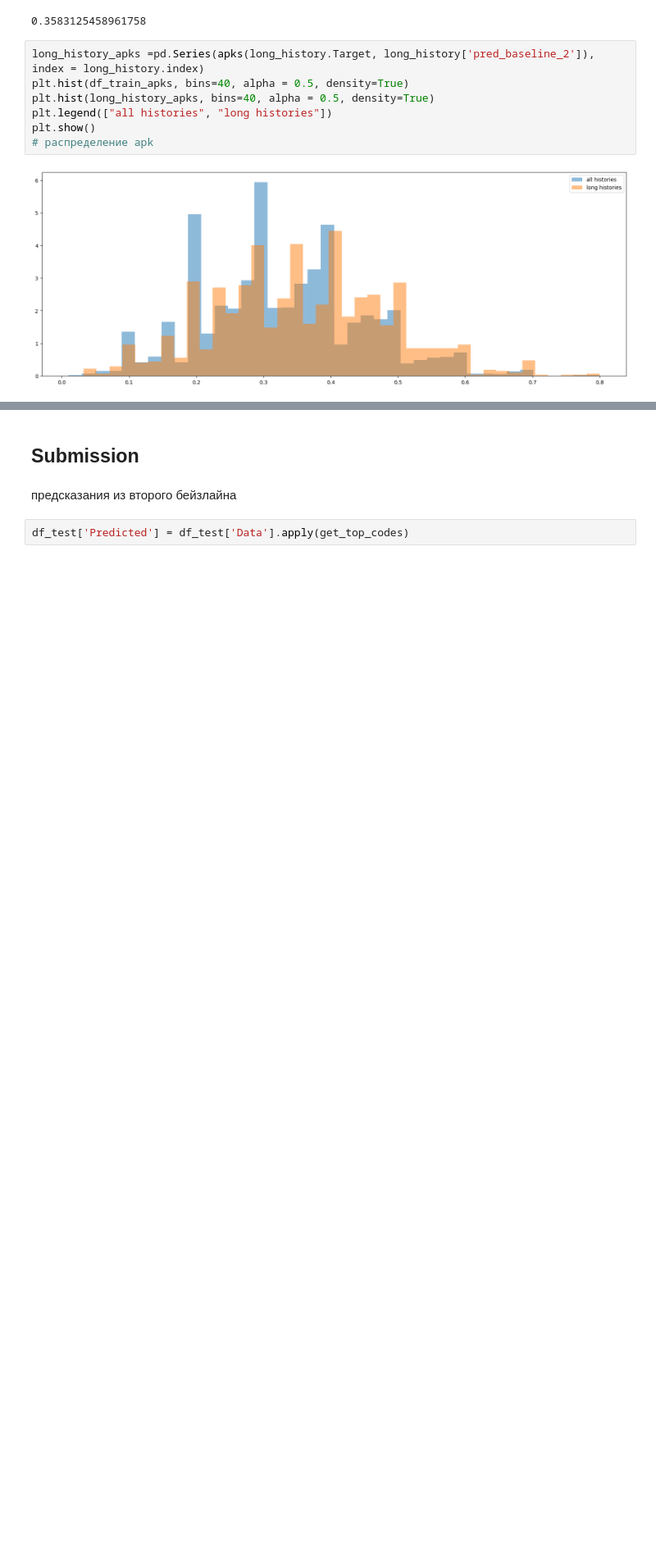
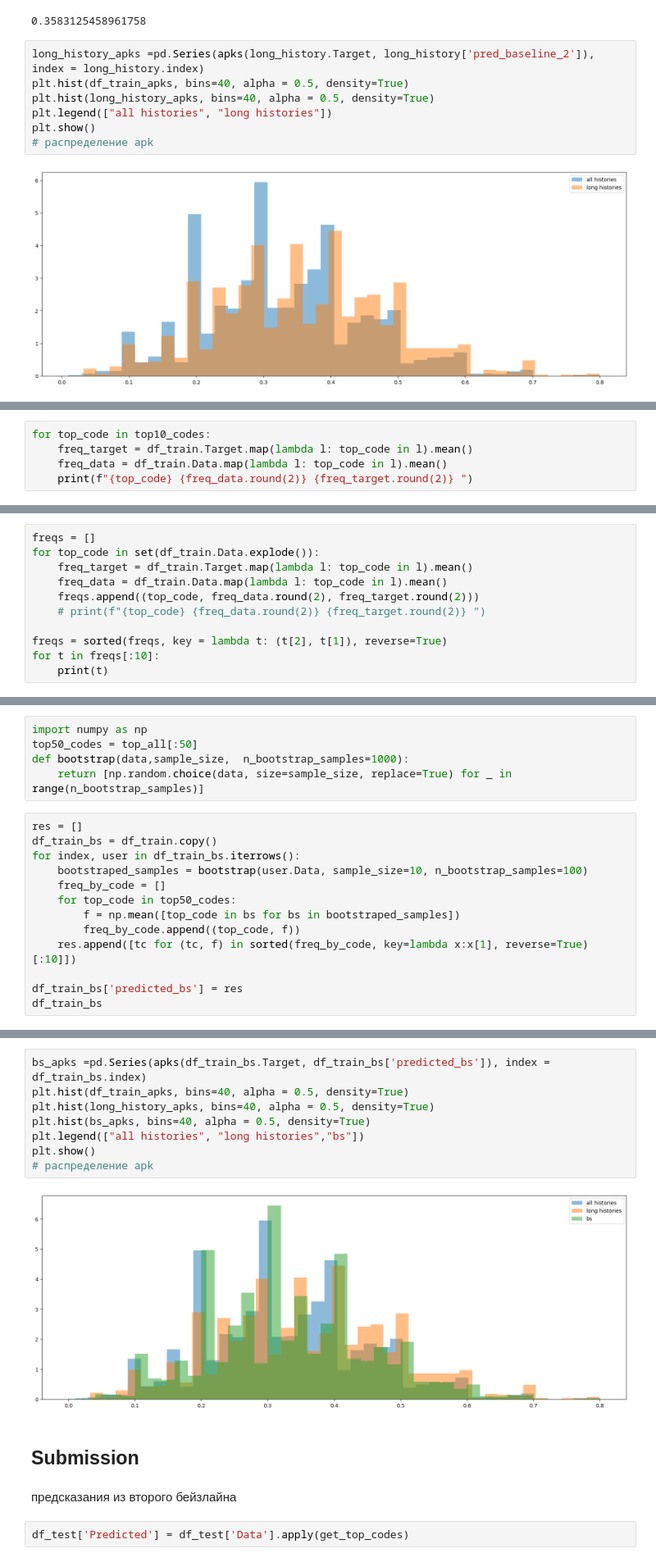
Before and after one commit to SergeyPishchulov/Alfa-Card-transactions-prediction, a Jupyter notebook: baseline-popular-transactions.ipynb, the cells around one changed output, grey strips where cells are left out. Shown at 82% size. Drawn from its saved outputs; the diff is of its cells as text; blank space fills up the shorter version.

```diff
--- a/baseline-popular-transactions.ipynb
+++ b/baseline-popular-transactions.ipynb
@@ -370,0 +390,5 @@ plt.show()
+# %%
+for top_code in top10_codes:
+    freq_target = df_train.Target.map(lambda l: top_code in l).mean()
+    freq_data = df_train.Data.map(lambda l: top_code in l).mean()
+    print(f"{top_code} {freq_data.round(2)} {freq_target.round(2)} ")
@@ -370,0 +406,11 @@ plt.show()
+# %%
+freqs = []
+for top_code in set(df_train.Data.explode()):
+    freq_target = df_train.Target.map(lambda l: top_code in l).mean()
+    freq_data = df_train.Data.map(lambda l: top_code in l).mean()
+    freqs.append((top_code, freq_data.round(2), freq_target.round(2)))
+    # print(f"{top_code} {freq_data.round(2)} {freq_target.round(2)} ")
+
+freqs = sorted(freqs, key = lambda t: (t[2], t[1]), reverse=True)
+for t in freqs[:10]:
+    print(t)
@@ -370,0 +431,18 @@ plt.show()
+# %%
+import numpy as np
+top50_codes = top_all[:50]
+def bootstrap(data,sample_size,  n_bootstrap_samples=1000):
+    return [np.random.choice(data, size=sample_size, replace=True) for _ in range(n_bootstrap_samples)]
+# %%
+res = []
+df_train_bs = df_train.copy()
+for index, user in df_train_bs.iterrows():
+    bootstraped_samples = bootstrap(user.Data, sample_size=10, n_bootstrap_samples=100)
+    freq_by_code = []
+    for top_code in top50_codes:
+        f = np.mean([top_code in bs for bs in bootstraped_samples])
+        freq_by_code.append((top_code, f))
+    res.append([tc for (tc, f) in sorted(freq_by_code, key=lambda x:x[1], reverse=True)[:10]])
+
+df_train_bs['predicted_bs'] = res
+df_train_bs
@@ -371,3 +467,13 @@ plt.show()
+# %%
+bs_apks =pd.Series(apks(df_train_bs.Target, df_train_bs['predicted_bs']), index = df_train_bs.index)
+plt.hist(df_train_apks, bins=40, alpha = 0.5, density=True)
+plt.hist(long_history_apks, bins=40, alpha = 0.5, density=True)
+plt.hist(bs_apks, bins=40, alpha = 0.5, density=True)
+plt.legend(["all histories", "long histories","bs"])
+plt.show()
+# распределение apk
+# %% [output]
+[figure, added]
 # %% [markdown]
 ## Submission
 # %% [markdown]
```
Also changed, not shown: parts of 7 cells of this notebook.
